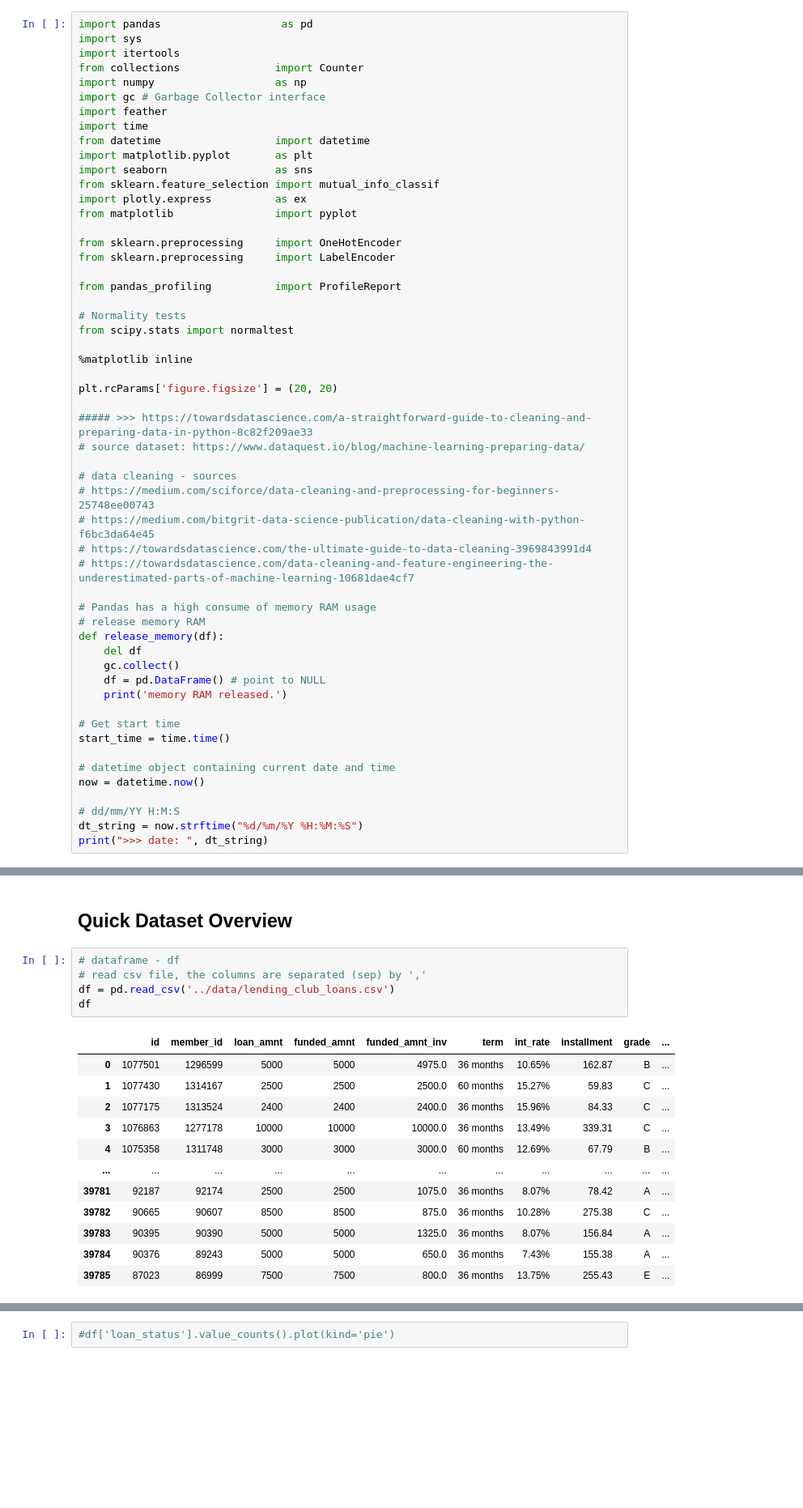
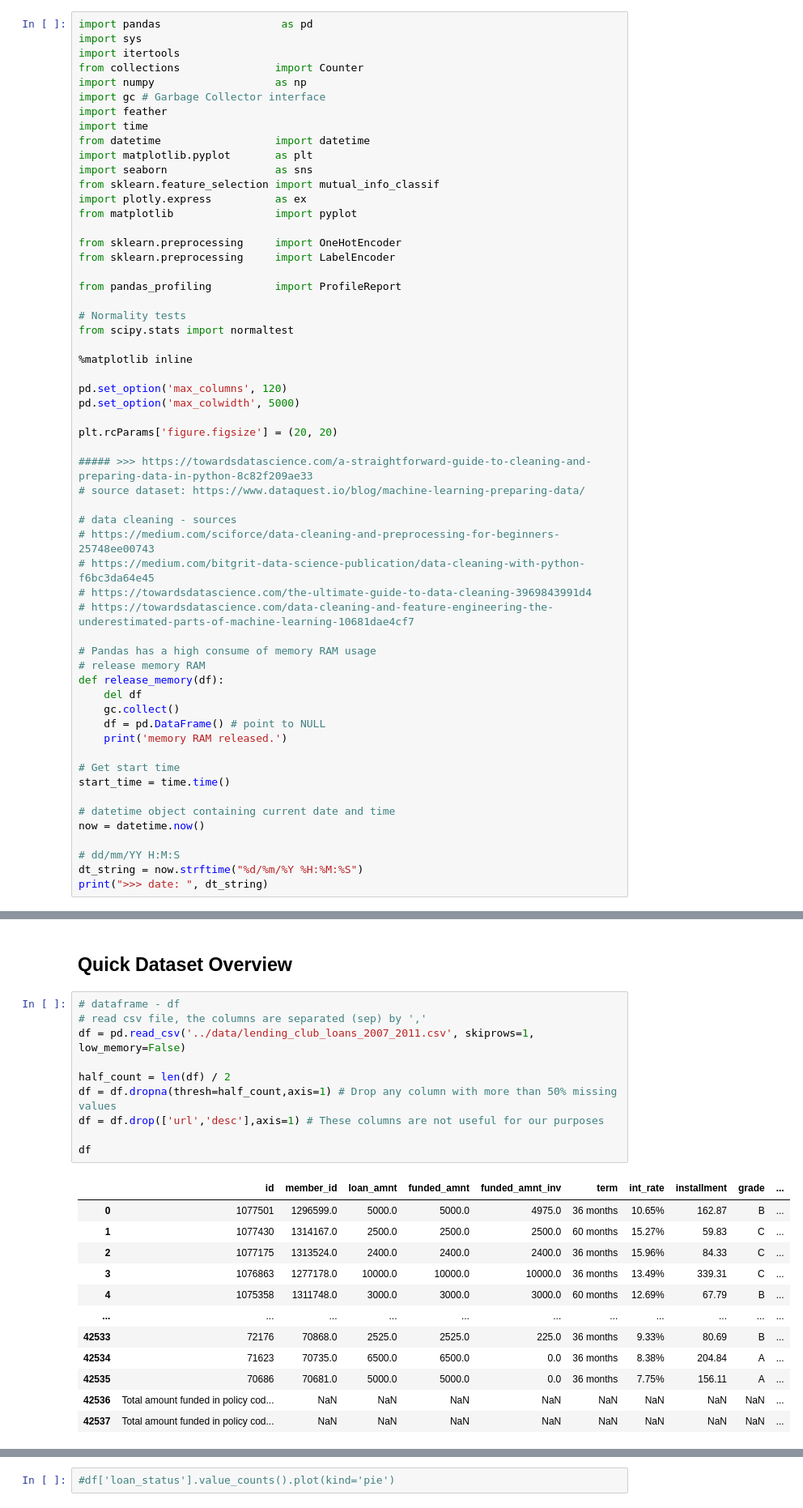
Before and after one commit to andvsilva/dataset, a Jupyter notebook: notebooks/cleaning.ipynb, the cells around one changed output, grey strips where cells are left out. Shown at 81% size. Drawn from its saved outputs; the diff is of its cells as text; blank space fills up the shorter version.

```diff
--- a/notebooks/cleaning.ipynb
+++ b/notebooks/cleaning.ipynb
@@ -36,6 +36,9 @@ from pandas_profiling          import ProfileReport
 from scipy.stats import normaltest
 
 %matplotlib inline
+
+pd.set_option('max_columns', 120)
+pd.set_option('max_colwidth', 5000)
 
 plt.rcParams['figure.figsize'] = (20, 20)
 
@@ -72,18 +75,23 @@ print(">>> date: ", dt_string)
 # %%
 # dataframe - df
 # read csv file, the columns are separated (sep) by ','
-df = pd.read_csv('../data/lending_club_loans.csv')
+df = pd.read_csv('../data/lending_club_loans_2007_2011.csv', skiprows=1, low_memory=False)
+
+half_count = len(df) / 2
+df = df.dropna(thresh=half_count,axis=1) # Drop any column with more than 50% missing values
+df = df.drop(['url','desc'],axis=1) # These columns are not useful for our purposes
+
 df
 # %% [output]
 |  | id | member_id | loan_amnt | funded_amnt | funded_amnt_inv | term | int_rate | installment | grade | ... |
-| 0 | 1077501 | 1296599 | 5000 | 5000 | 4975.0 | 36 months | 10.65% | 162.87 | B | ... |
-| 1 | 1077430 | 1314167 | 2500 | 2500 | 2500.0 | 60 months | 15.27% | 59.83 | C | ... |
-| 2 | 1077175 | 1313524 | 2400 | 2400 | 2400.0 | 36 months | 15.96% | 84.33 | C | ... |
-| 3 | 1076863 | 1277178 | 10000 | 10000 | 10000.0 | 36 months | 13.49% | 339.31 | C | ... |
-| 4 | 1075358 | 1311748 | 3000 | 3000 | 3000.0 | 60 months | 12.69% | 67.79 | B | ... |
+| 0 | 1077501 | 1296599.0 | 5000.0 | 5000.0 | 4975.0 | 36 months | 10.65% | 162.87 | B | ... |
+| 1 | 1077430 | 1314167.0 | 2500.0 | 2500.0 | 2500.0 | 60 months | 15.27% | 59.83 | C | ... |
+| 2 | 1077175 | 1313524.0 | 2400.0 | 2400.0 | 2400.0 | 36 months | 15.96% | 84.33 | C | ... |
+| 3 | 1076863 | 1277178.0 | 10000.0 | 10000.0 | 10000.0 | 36 months | 13.49% | 339.31 | C | ... |
+| 4 | 1075358 | 1311748.0 | 3000.0 | 3000.0 | 3000.0 | 60 months | 12.69% | 67.79 | B | ... |
 | ... | ... | ... | ... | ... | ... | ... | ... | ... | ... | ... |
-| 39781 | 92187 | 92174 | 2500 | 2500 | 1075.0 | 36 months | 8.07% | 78.42 | A | ... |
-| 39782 | 90665 | 90607 | 8500 | 8500 | 875.0 | 36 months | 10.28% | 275.38 | C | ... |
-| 39783 | 90395 | 90390 | 5000 | 5000 | 1325.0 | 36 months | 8.07% | 156.84 | A | ... |
-| 39784 | 90376 | 89243 | 5000 | 5000 | 650.0 | 36 months | 7.43% | 155.38 | A | ... |
-| 39785 | 87023 | 86999 | 7500 | 7500 | 800.0 | 36 months | 13.75% | 255.43 | E | ... |
+| 42533 | 72176 | 70868.0 | 2525.0 | 2525.0 | 225.0 | 36 months | 9.33% | 80.69 | B | ... |
+| 42534 | 71623 | 70735.0 | 6500.0 | 6500.0 | 0.0 | 36 months | 8.38% | 204.84 | A | ... |
+| 42535 | 70686 | 70681.0 | 5000.0 | 5000.0 | 0.0 | 36 months | 7.75% | 156.11 | A | ... |
+| 42536 | Total amount funded in policy cod... | NaN | NaN | NaN | NaN | NaN | NaN | NaN | NaN | ... |
+| 42537 | Total amount funded in policy cod... | NaN | NaN | NaN | NaN | NaN | NaN | NaN | NaN | ... |
```
Also changed, not shown: parts of 31 cells of this notebook, 4 other files.
